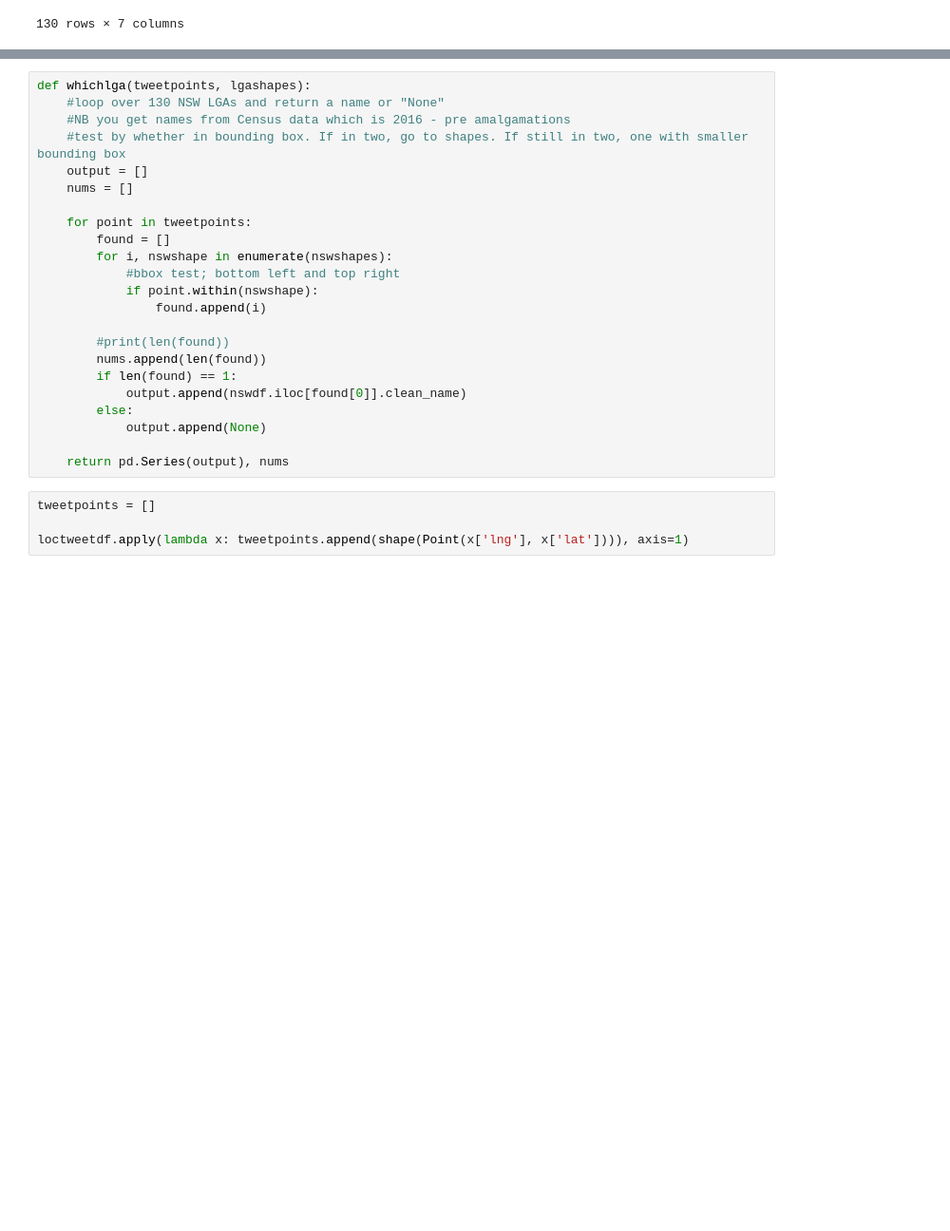
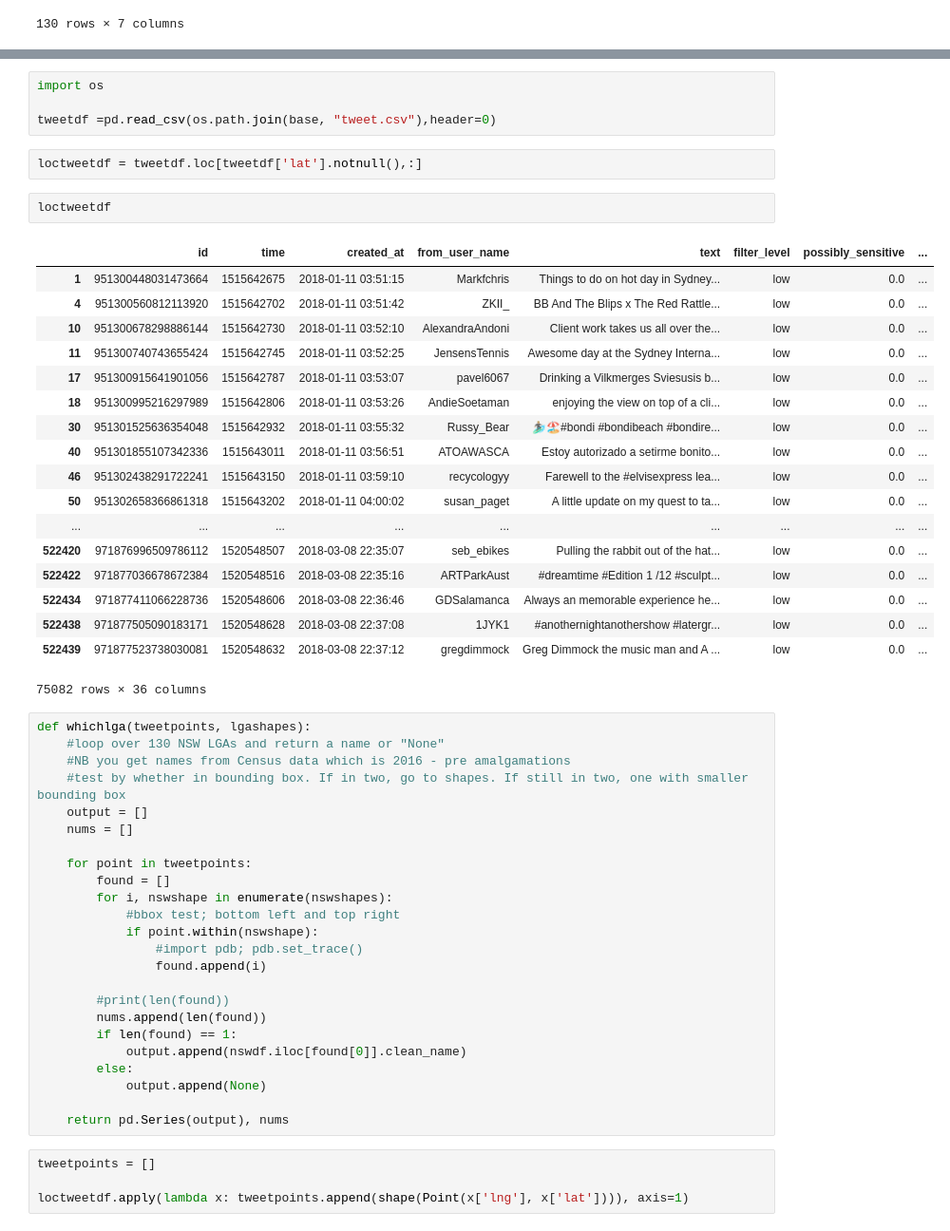
Before and after one commit to desultir/capstone, a Jupyter notebook: notebooks/tdm/pyshp experimentation.ipynb, the cells around one changed output, grey strips where cells are left out. Shown at 95% size. Drawn from its saved outputs; the diff is of its cells as text; blank space fills up the shorter version.

Commit message:
investigate tweets that are not in any lga

```diff
--- a/notebooks/tdm/pyshp experimentation.ipynb
+++ b/notebooks/tdm/pyshp experimentation.ipynb
@@ -62,3 +52,30 @@ nswdf
+# %%
+import os
+
+tweetdf =pd.read_csv(os.path.join(base, "tweet.csv"),header=0)
+# %%
+loctweetdf = tweetdf.loc[tweetdf['lat'].notnull(),:]
+# %%
+loctweetdf
+# %% [output]
+|  | id | time | created_at | from_user_name | text | filter_level | possibly_sensitive | ... |
+| 1 | 951300448031473664 | 1515642675 | 2018-01-11 03:51:15 | Markfchris | Things to do on hot day in Sydney... | low | 0.0 | ... |
+| 4 | 951300560812113920 | 1515642702 | 2018-01-11 03:51:42 | ZKII_ | BB And The Blips x The Red Rattle... | low | 0.0 | ... |
+| 10 | 951300678298886144 | 1515642730 | 2018-01-11 03:52:10 | AlexandraAndoni | Client work takes us all over the... | low | 0.0 | ... |
+| 11 | 951300740743655424 | 1515642745 | 2018-01-11 03:52:25 | JensensTennis | Awesome day at the Sydney Interna... | low | 0.0 | ... |
+| 17 | 951300915641901056 | 1515642787 | 2018-01-11 03:53:07 | pavel6067 | Drinking a Vilkmerges Sviesusis b... | low | 0.0 | ... |
+| 18 | 951300995216297989 | 1515642806 | 2018-01-11 03:53:26 | AndieSoetaman | enjoying the view on top of a cli... | low | 0.0 | ... |
+| 30 | 951301525636354048 | 1515642932 | 2018-01-11 03:55:32 | Russy_Bear | 🏄🏼‍♂️🏖#bondi #bondibeach #bondire... | low | 0.0 | ... |
+| 40 | 951301855107342336 | 1515643011 | 2018-01-11 03:56:51 | ATOAWASCA | Estoy autorizado a setirme bonito... | low | 0.0 | ... |
+| 46 | 951302438291722241 | 1515643150 | 2018-01-11 03:59:10 | recycologyy | Farewell to the #elvisexpress lea... | low | 0.0 | ... |
+| 50 | 951302658366861318 | 1515643202 | 2018-01-11 04:00:02 | susan_paget | A little update on my quest to ta... | low | 0.0 | ... |
+| ... | ... | ... | ... | ... | ... | ... | ... | ... |
+| 522420 | 971876996509786112 | 1520548507 | 2018-03-08 22:35:07 | seb_ebikes | Pulling the rabbit out of the hat... | low | 0.0 | ... |
+| 522422 | 971877036678672384 | 1520548516 | 2018-03-08 22:35:16 | ARTParkAust | #dreamtime #Edition 1 /12 #sculpt... | low | 0.0 | ... |
+| 522434 | 971877411066228736 | 1520548606 | 2018-03-08 22:36:46 | GDSalamanca | Always an memorable experience he... | low | 0.0 | ... |
+| 522438 | 971877505090183171 | 1520548628 | 2018-03-08 22:37:08 | 1JYK1 | #anothernightanothershow #latergr... | low | 0.0 | ... |
+| 522439 | 971877523738030081 | 1520548632 | 2018-03-08 22:37:12 | gregdimmock | Greg Dimmock the music man and A ... | low | 0.0 | ... |
+75082 rows × 36 columns
 # %%
 def whichlga(tweetpoints, lgashapes):
     #loop over 130 NSW LGAs and return a name or "None"
@@ -72,6 +89,7 @@ def whichlga(tweetpoints, lgashapes):
         for i, nswshape in enumerate(nswshapes):
             #bbox test; bottom left and top right
             if point.within(nswshape):
+                #import pdb; pdb.set_trace()
                 found.append(i)
 
         #print(len(found))
```
Also changed, not shown: parts of 10 cells of this notebook.
